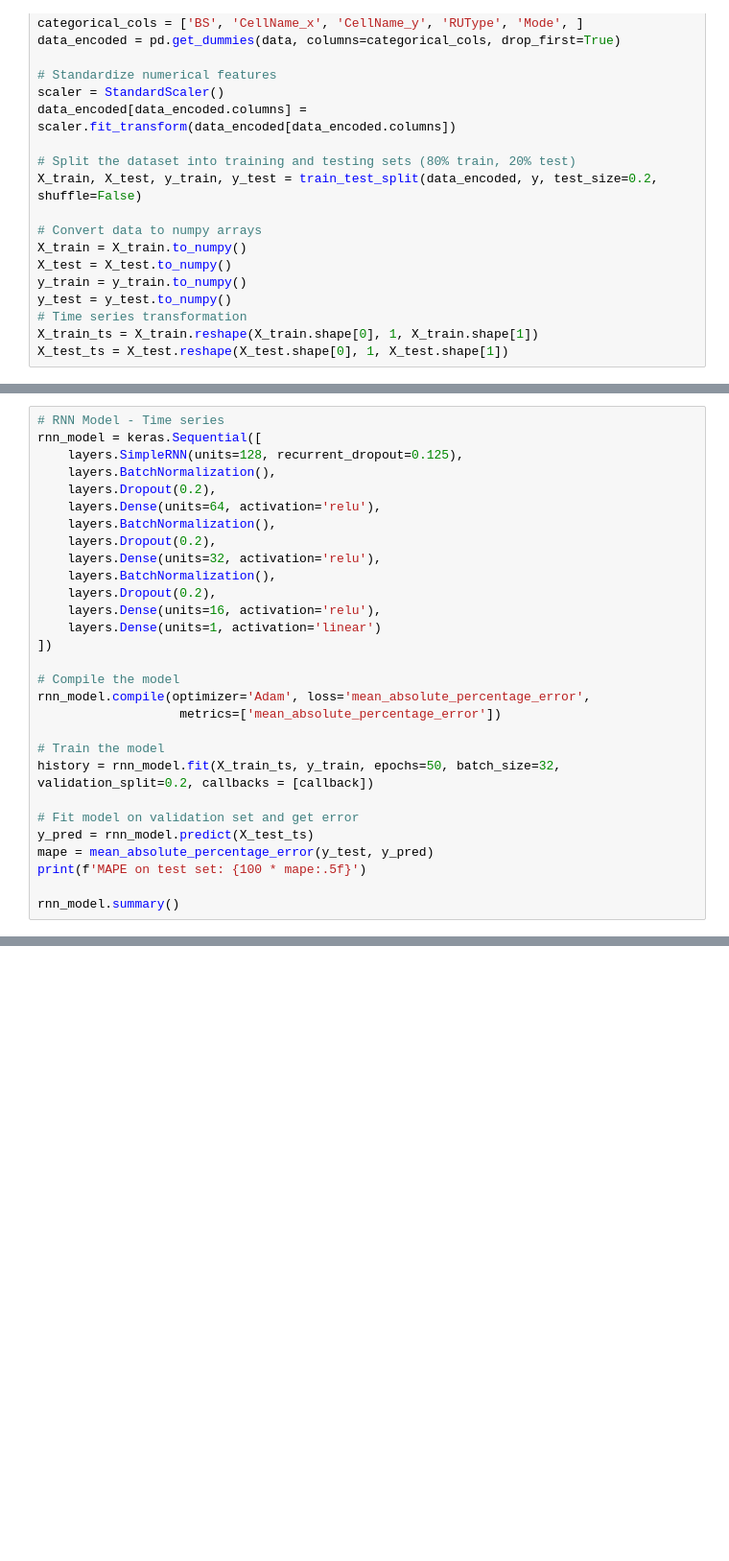
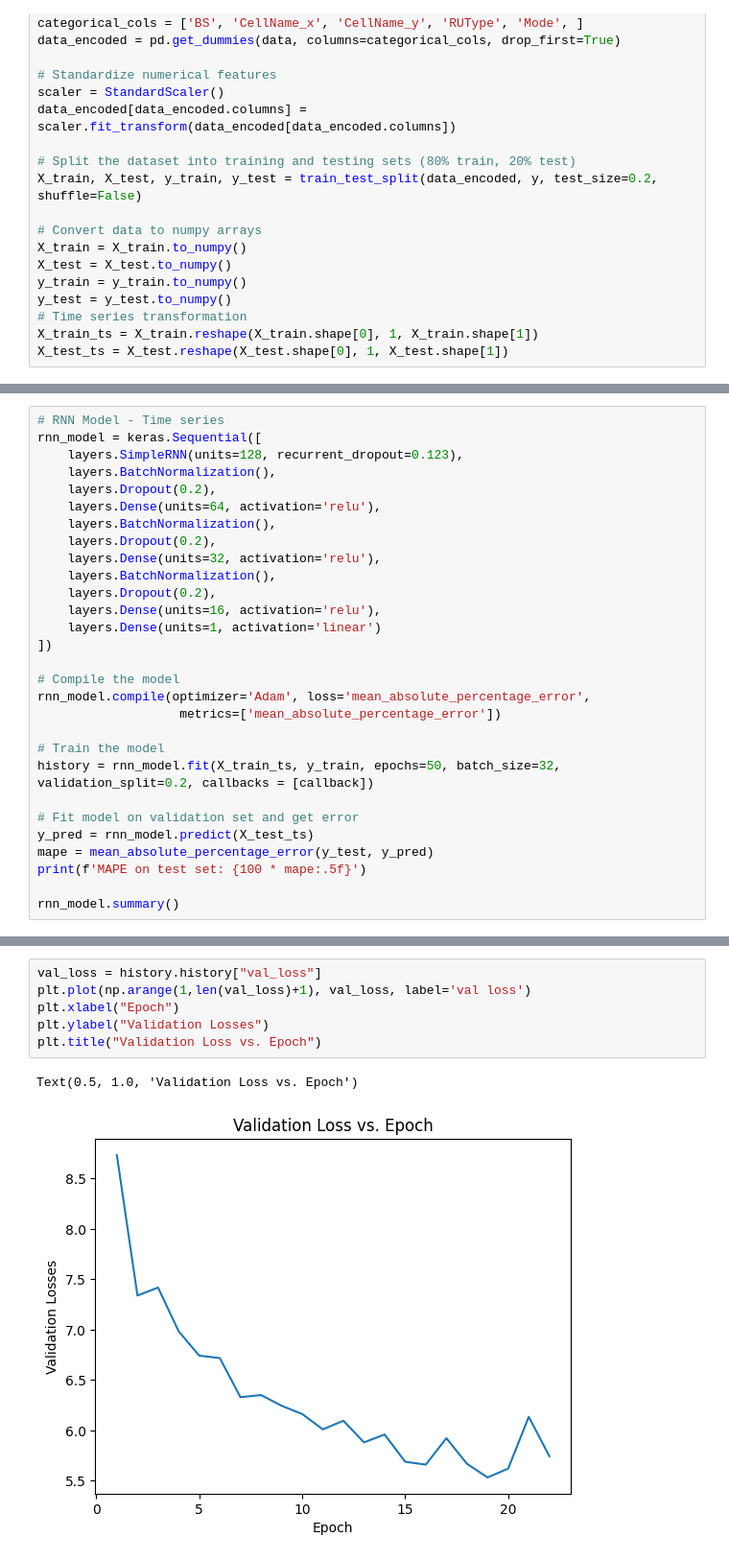
Before and after one commit to GitData-GA/itu5g, a Jupyter notebook: code/ITU_5G_Energy_Consumption_Challenge_Li_Yuan.ipynb, the cells around one changed output, grey strips where cells are left out. Shown at 96% size. Saved outputs shown, nothing was run; the diff lists cells and outputs as text; blank space fills up the shorter version.

```diff
--- a/code/ITU_5G_Energy_Consumption_Challenge_Li_Yuan.ipynb
+++ b/code/ITU_5G_Energy_Consumption_Challenge_Li_Yuan.ipynb
@@ -181,7 +200,7 @@ _________________________________________________________________
 # %%
 # RNN Model - Time series
 rnn_model = keras.Sequential([
-    layers.SimpleRNN(units=128, recurrent_dropout=0.125),
+    layers.SimpleRNN(units=128, recurrent_dropout=0.123),
     layers.BatchNormalization(),
     layers.Dropout(0.2),
     layers.Dense(units=64, activation='relu'),
@@ -225,6 +244,15 @@ Total params: 150,529
 Trainable params: 150,081
 Non-trainable params: 448
 _________________________________________________________________
+# %%
+val_loss = history.history["val_loss"]
+plt.plot(np.arange(1,len(val_loss)+1), val_loss, label='val loss')
+plt.xlabel("Epoch")
+plt.ylabel("Validation Losses")
+plt.title("Validation Loss vs. Epoch")
+# %% [output]
+Text(0.5, 1.0, 'Validation Loss vs. Epoch')
+[figure, added]
 # %%
 # Regression Model - Regression
 model = keras.Sequential([
```
Also changed, not shown: parts of 8 cells of this notebook.
